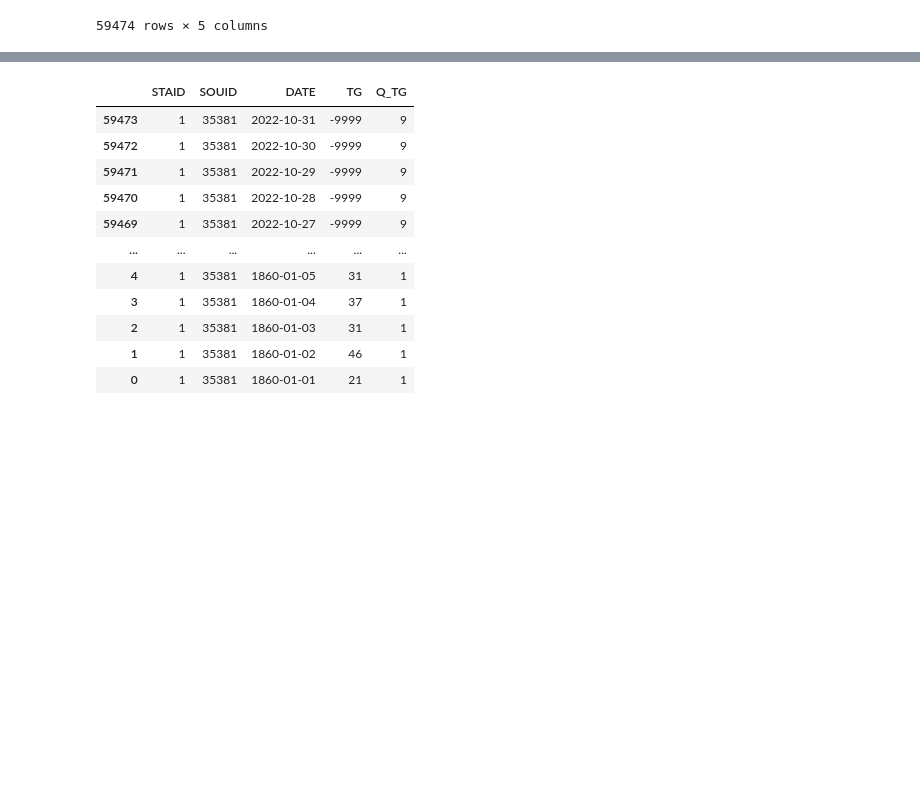
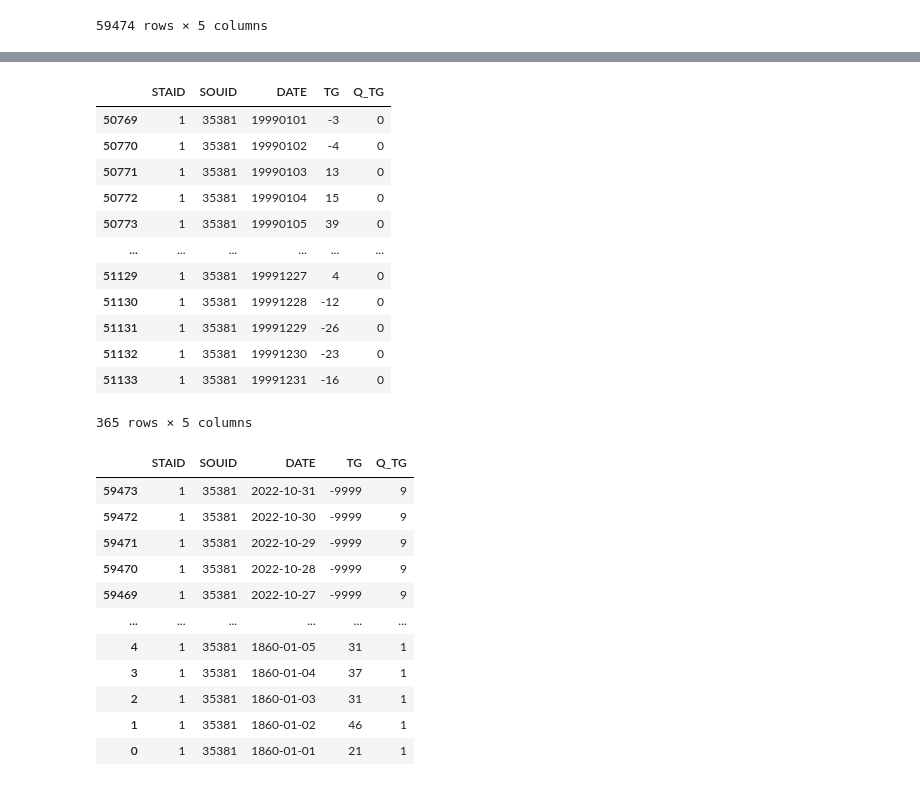
Before and after one commit to sahilkaushik93/PythonPractise2024_v1.0, a Jupyter notebook: PythonPerDayPractice/App8-HistoricalWeatherAPI/data.ipynb, the cells around one changed output, grey strips where cells are left out. Saved outputs shown, nothing was run; the diff lists cells and outputs as text; code cells hidden in the pictures; blank space fills up the shorter version.

```diff
--- a/PythonPerDayPractice/App8-HistoricalWeatherAPI/data.ipynb
+++ b/PythonPerDayPractice/App8-HistoricalWeatherAPI/data.ipynb
@@ -24,3 +24,7 @@ df
 | 59472 | 1 | 35381 | 2022-10-30 | -9999 | 9 |
 | 59473 | 1 | 35381 | 2022-10-31 | -9999 | 9 |
 59474 rows × 5 columns
+# %%
+df = pd.read_csv(f"{loc}\data\data\TG_STAID000001.txt", skiprows=20)
+df['    DATE'] = df['    DATE'].apply(lambda x: str(x))
+df['    DATE']
@@ -27,3 +44,19 @@ df
+# %%
+df[df['    DATE'].str.startswith(str(1999))]
+# %% [output]
+|  | STAID | SOUID | DATE | TG | Q_TG |
+| 50769 | 1 | 35381 | 19990101 | -3 | 0 |
+| 50770 | 1 | 35381 | 19990102 | -4 | 0 |
+| 50771 | 1 | 35381 | 19990103 | 13 | 0 |
+| 50772 | 1 | 35381 | 19990104 | 15 | 0 |
+| 50773 | 1 | 35381 | 19990105 | 39 | 0 |
+| ... | ... | ... | ... | ... | ... |
+| 51129 | 1 | 35381 | 19991227 | 4 | 0 |
+| 51130 | 1 | 35381 | 19991228 | -12 | 0 |
+| 51131 | 1 | 35381 | 19991229 | -26 | 0 |
+| 51132 | 1 | 35381 | 19991230 | -23 | 0 |
+| 51133 | 1 | 35381 | 19991231 | -16 | 0 |
+365 rows × 5 columns
 # %%
 df[len(df)::-1]
 # %% [output]
```
Also changed, not shown: parts of 1 cell of this notebook, 2 other files.
